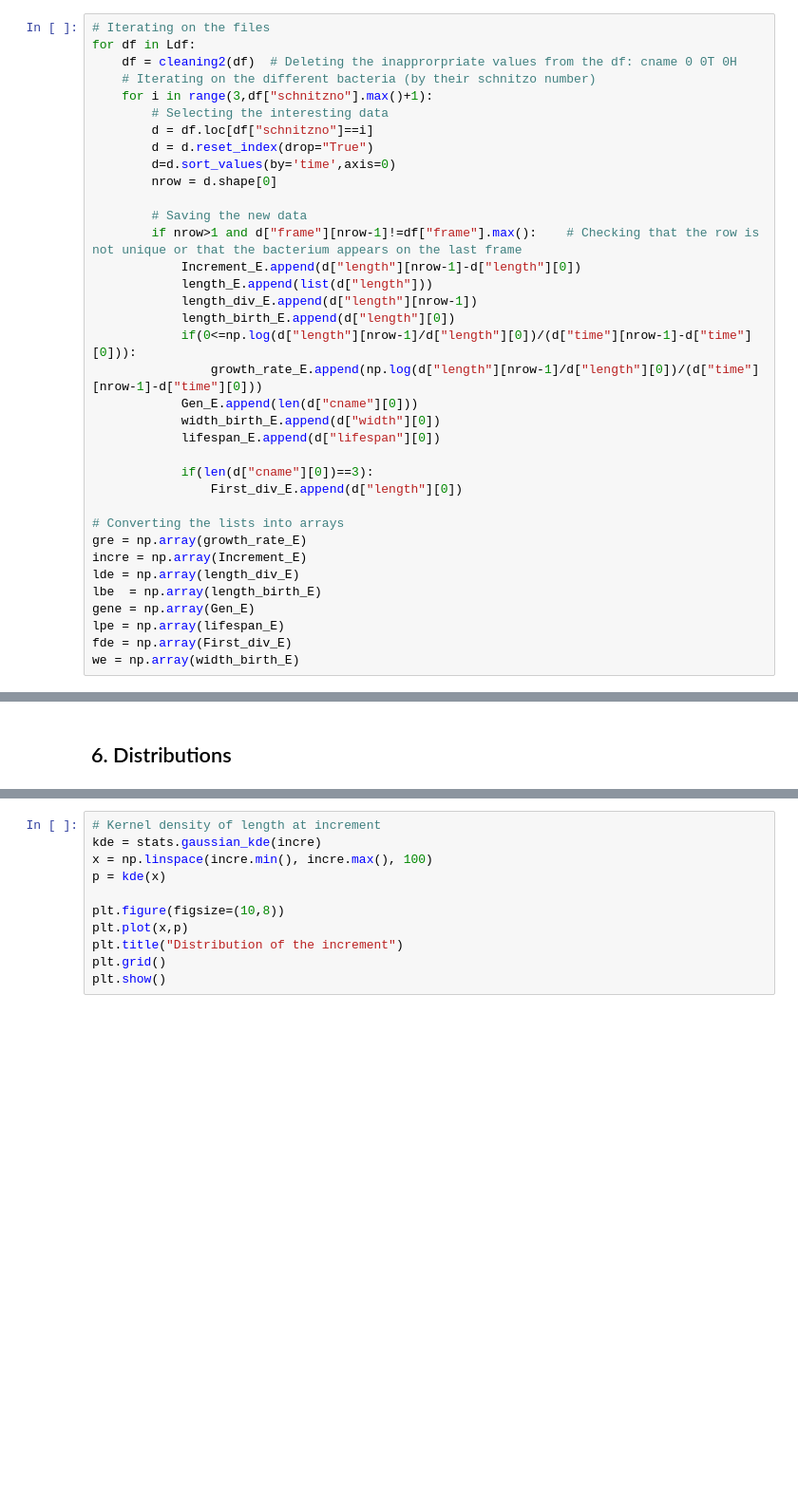
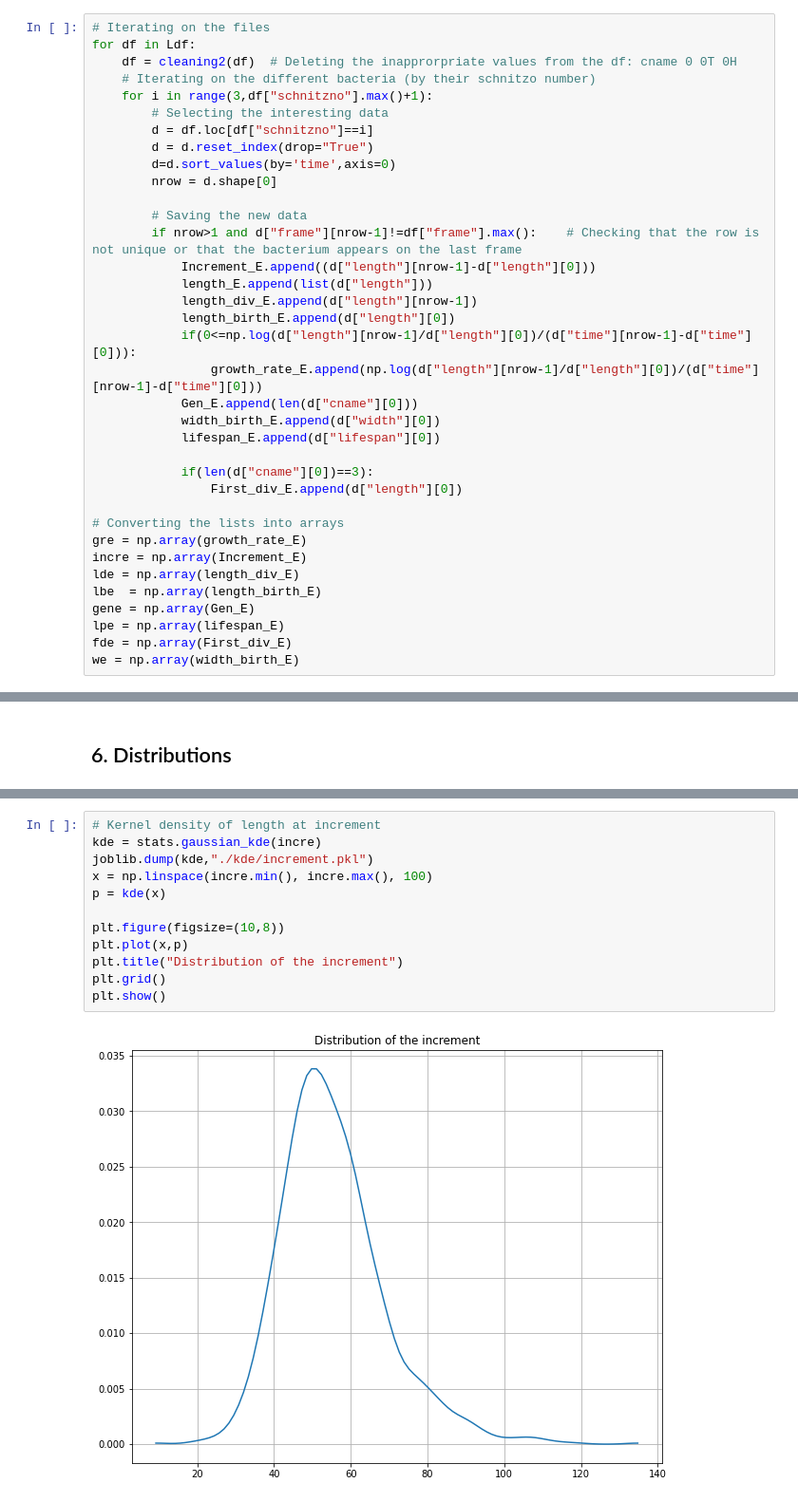
Before and after one commit to Rudiio/Bacteria, a Jupyter notebook: data.ipynb, the cells around one changed output, grey strips where cells are left out. Shown: that part at 95% size. Saved outputs shown, nothing was run; the diff lists cells and outputs as text; blank space fills up the shorter version.

```diff
--- a/data.ipynb
+++ b/data.ipynb
@@ -130,7 +131,7 @@ for df in Ldf:
 
         # Saving the new data
         if nrow>1 and d["frame"][nrow-1]!=df["frame"].max():    # Checking that the row is not unique or that the bacterium appears on the last frame
-            Increment_E.append(d["length"][nrow-1]-d["length"][0])
+            Increment_E.append((d["length"][nrow-1]-d["length"][0]))
             length_E.append(list(d["length"]))
             length_div_E.append(d["length"][nrow-1])
             length_birth_E.append(d["length"][0])
@@ -193,14 +201,17 @@ plt.show()
 # %%
 # Kernel density of length at increment
 kde = stats.gaussian_kde(incre)
+joblib.dump(kde,"./kde/increment.pkl")
 x = np.linspace(incre.min(), incre.max(), 100)
 p = kde(x)
 
 plt.figure(figsize=(10,8))
 plt.plot(x,p)
 plt.title("Distribution of the increment")
 plt.grid()
 plt.show()
+# %% [output]
+[figure, added]
 # %%
 # Kernel density of the birth length
 kde = stats.gaussian_kde(lbe)
```
Also changed, not shown: parts of 10 cells of this notebook, 16 other files.
